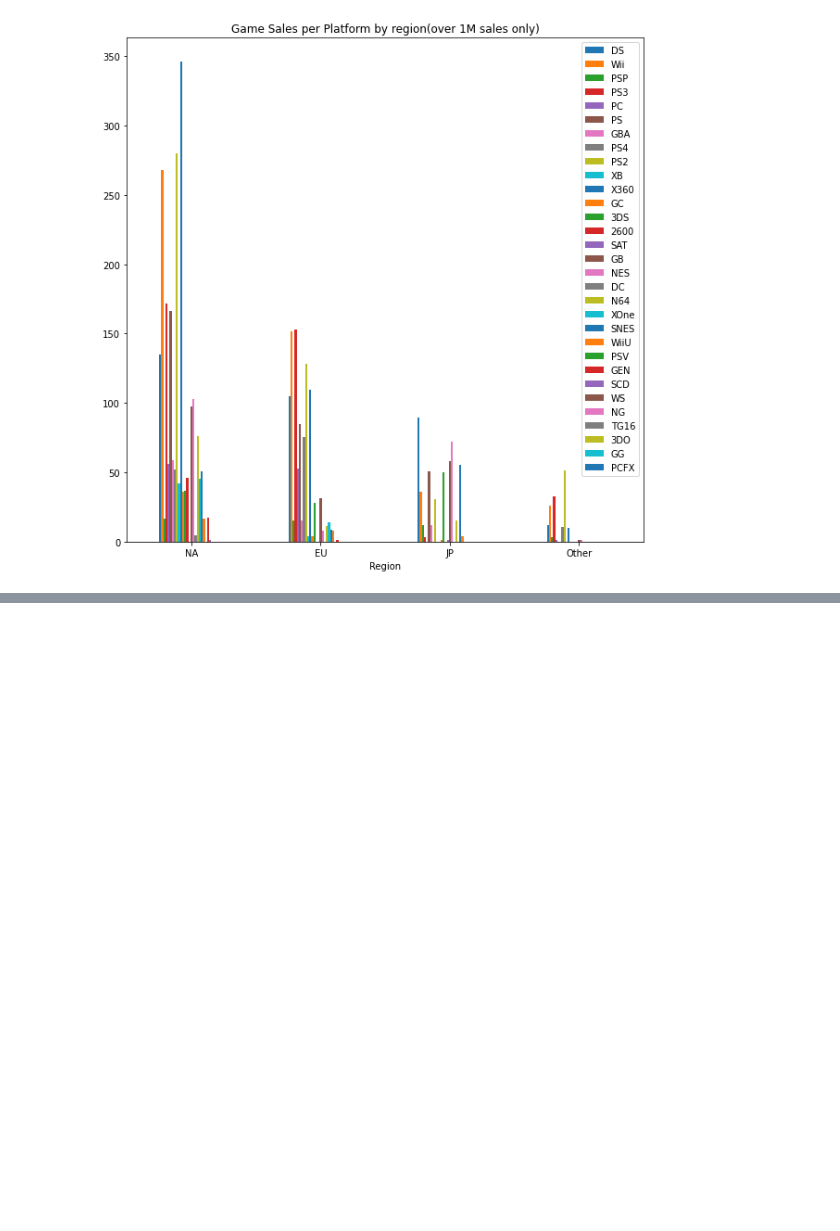
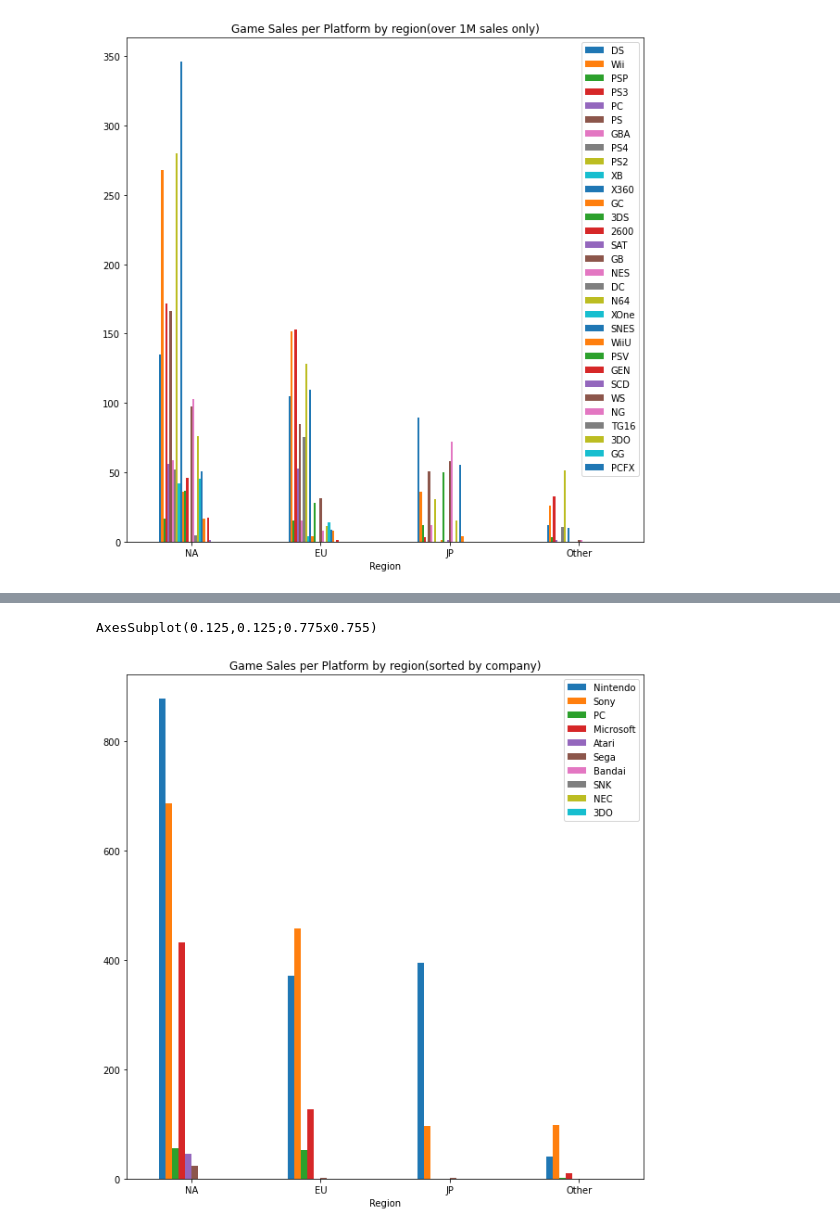
Before and after one commit to Lemonfry/ds-section1-project, a Jupyter notebook: section1-project.ipynb, the cells around one changed output, grey strips where cells are left out. Drawn from its saved outputs; the diff is of its cells as text; code cells hidden in the pictures; blank space fills up the shorter version.

```diff
--- a/section1-project.ipynb
+++ b/section1-project.ipynb
@@ -1033,0 +1050,32 @@ AxesSubplot(0.125,0.125;0.775x0.755)
+# %%
+NA_Platform_Sales_2_M = []
+for i in Platform_list_2:
+  i = game_data_NA_1m_2.loc[game_data_NA_1m_2['Platform'] == i, 'NA_Sales'].sum()
+  NA_Platform_Sales_2_M.append(i)
+
+EU_Platform_Sales_2_M = []
+for i in Platform_list_2:
+  i = game_data_EU_1m_2.loc[game_data_EU_1m_2['Platform'] == i, 'EU_Sales'].sum()
+  EU_Platform_Sales_2_M.append(i)
+
+JP_Platform_Sales_2_M = []
+for i in Platform_list_2:
+  i = game_data_JP_1m_2.loc[game_data_JP_1m_2['Platform'] == i, 'JP_Sales'].sum()
+  JP_Platform_Sales_2_M.append(i)
+
+Other_Platform_Sales_2_M = []
+for i in Platform_list_2:
+  i = game_data_Other_1m_2.loc[game_data_Other_1m_2['Platform'] == i, 'Other_Sales'].sum()
+  Other_Platform_Sales_2_M.append(i)
+# %%
+platform_sales_sorted_M = pd.DataFrame([NA_Platform_Sales_2_M])
+platform_sales_sorted_M = platform_sales_sorted_M.append(platform_sales_sorted_M.iloc[-1], ignore_index=True)
+platform_sales_sorted_M.iloc[-1] = EU_Platform_Sales_2_M
+platform_sales_sorted_M = platform_sales_sorted_M.append(platform_sales_sorted_M.iloc[-1], ignore_index=True)
+platform_sales_sorted_M.iloc[-1] = JP_Platform_Sales_2_M
+platform_sales_sorted_M = platform_sales_sorted_M.append(platform_sales_sorted_M.iloc[-1], ignore_index=True)
+platform_sales_sorted_M.iloc[-1] = Other_Platform_Sales_2_M
+# %%
+platform_sales_sorted_M.columns = Platform_list_2
+platform_sales_sorted_M['Region'] = Region
+platform_sales_sorted_M = platform_sales_sorted_M.set_index(['Region'])
@@ -1033,0 +1091,7 @@ AxesSubplot(0.125,0.125;0.775x0.755)
+# %%
+platform_barplot_sorted_2 = platform_sales_sorted_M.plot.bar(title="Game Sales per Platform by region(sorted by company)", rot=0, figsize=(10,10))
+print(platform_barplot_sorted_2)
+plt.show()
+# %% [output]
+AxesSubplot(0.125,0.125;0.775x0.755)
+[figure, added]
```
Also changed, not shown: parts of 9 cells of this notebook.
